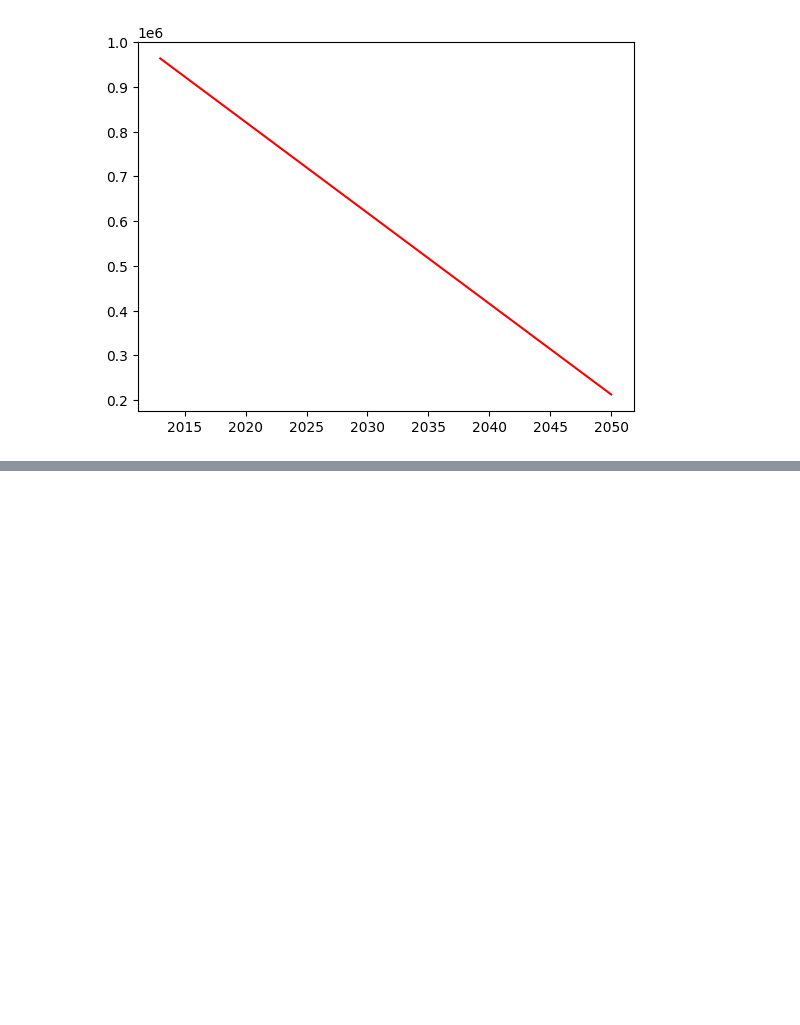
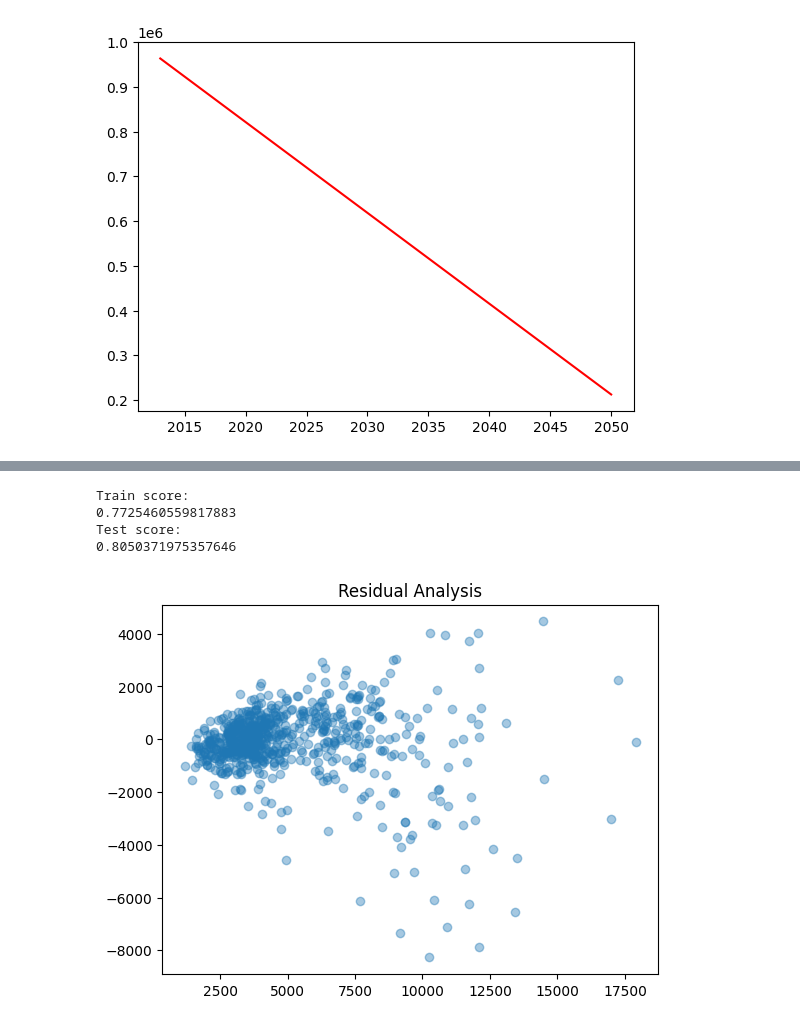
Before and after one commit to mfvalle/Maths_for_ML, a Jupyter notebook: Linear_Regression.ipynb, the cells around one changed output, grey strips where cells are left out. Saved outputs shown, nothing was run; the diff lists cells and outputs as text; code cells hidden in the pictures; blank space fills up the shorter version.

```diff
--- a/Linear_Regression.ipynb
+++ b/Linear_Regression.ipynb
@@ -188,0 +161,22 @@ print(y_test.shape)
+# %%
+#find the mean squared error regression loss for the training set
+print("Train score:")
+print(lm.score(x_train, y_train))
+
+#find the mean squared error regression loss for the testing set
+print("Test score:")
+print(lm.score(x_test, y_test))
+
+#graph a scatter plot of residuals vs. predicted_y values
+residuals = y_predict - y_test
+
+plt.scatter(y_predict, residuals, alpha=0.4)
+plt.title('Residual Analysis')
+
+plt.show()
+# %% [output]
+Train score:
+0.7725460559817883
+Test score:
+0.8050371975357646
+[figure, added]
```
Also changed, not shown: parts of 6 cells of this notebook.
